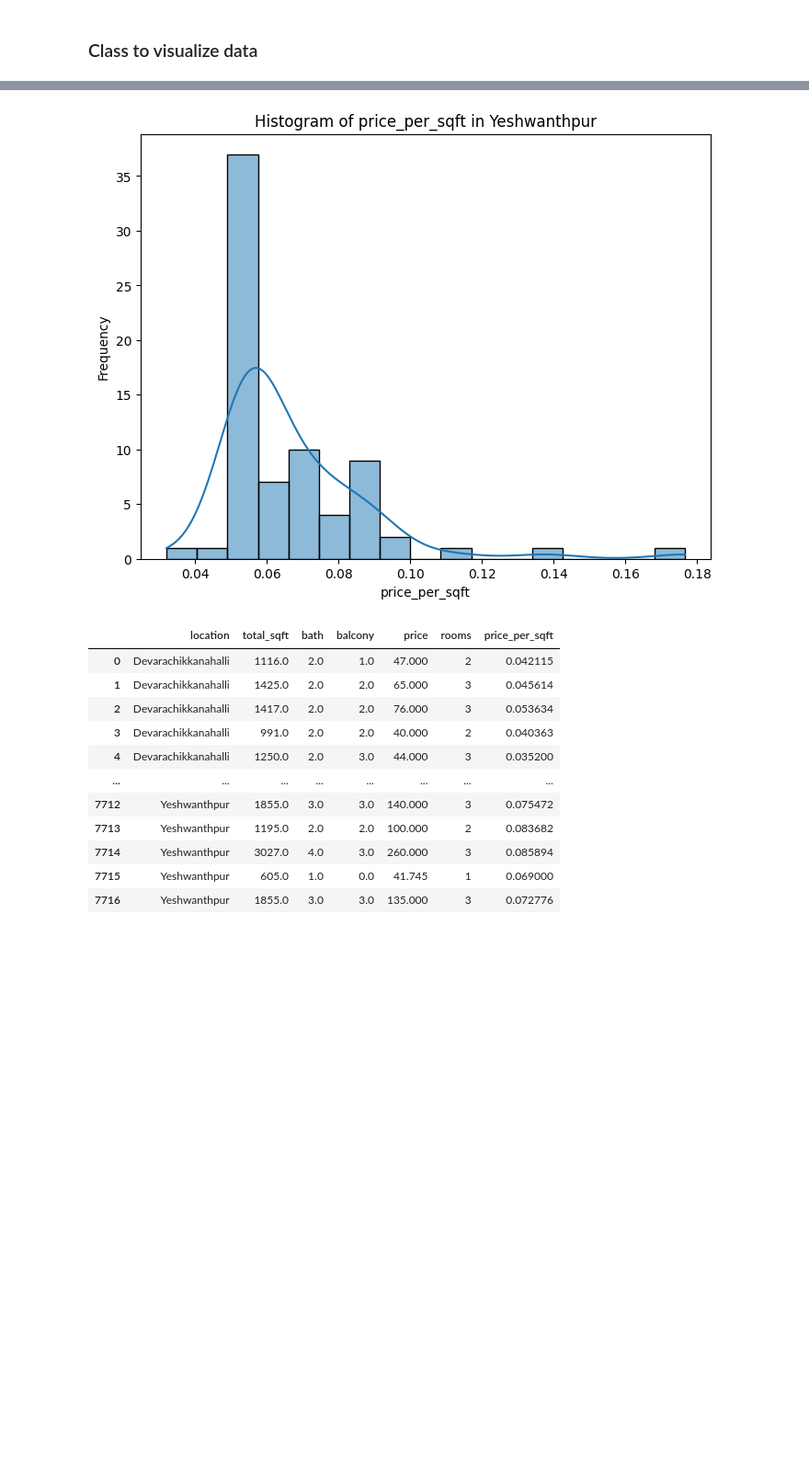
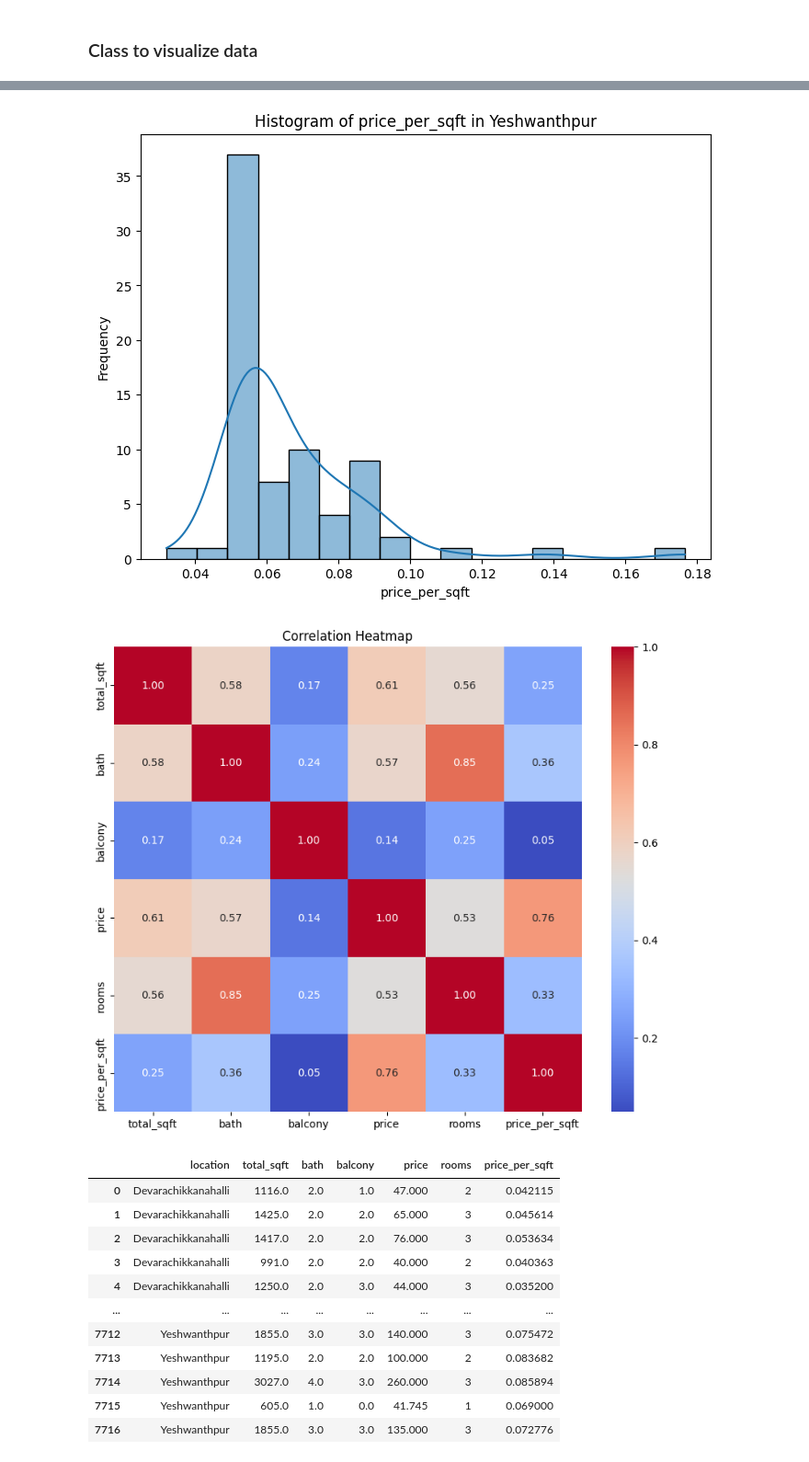
Before and after one commit to VitorVieira20/Ciencia-Dados-2024-G10, a Jupyter notebook: Project/code_netbook.ipynb, the cells around one changed output, grey strips where cells are left out. Shown at 92% size. Drawn from its saved outputs; the diff is of its cells as text; code cells hidden in the pictures; blank space fills up the shorter version.

Commit message:
feat(Heatmap) : Implement heatmap to see the correlation between columns of th DataFrame

```diff
--- a/Project/code_netbook.ipynb
+++ b/Project/code_netbook.ipynb
@@ -298,6 +298,19 @@ class VisualizeData:
         plt.ylabel("Frequency")
         plt.title(f'Histogram of {column} in {location}')
         plt.show()
+
+    def plot_heatmap(self, df):
+        '''
+        Shows the heatmap of correlation between columns in the DataFrame
+        :param df: DataFrame containing all the data
+        '''
+        if 'location' in df.columns:
+            df = df.drop(columns=['location'])
+
+        plt.figure(figsize=(10, 8))
+        sns.heatmap(df.corr(), annot=True, cmap='coolwarm', fmt=".2f")
+        plt.title("Correlation Heatmap")
+        plt.show()
 # %%
 # Initialize the RemoveOutliers object
 rm = RemoveOutliers()
@@ -310,33 +323,37 @@ vd.plot_scatter_chart(cleaned_data, "Rajaji Nagar")
 vd.plot_scatter_chart(cleaned_data, "Hebbal")
 vd.plot_scatter_chart(cleaned_data, "Yeshwanthpur")
 
 # Show data before outliers in box plots
 vd.plot_boxplot(cleaned_data, "Rajaji Nagar")
 vd.plot_boxplot(cleaned_data, "Hebbal")
 vd.plot_boxplot(cleaned_data, "Yeshwanthpur")
 
 # Show data before outliers in violins plot
 vd.plot_violinplot(cleaned_data, "Rajaji Nagar")
 vd.plot_violinplot(cleaned_data, "Hebbal")
 vd.plot_violinplot(cleaned_data, "Yeshwanthpur")
 
 # Show data before outliers in histograms
 vd.plot_histogram(cleaned_data, "price_per_sqft", "Rajaji Nagar")
 vd.plot_histogram(cleaned_data, "price_per_sqft", "Hebbal")
 vd.plot_histogram(cleaned_data, "price_per_sqft", "Yeshwanthpur")
+
+# Show heatmap with correlations
+vd.plot_heatmap(cleaned_data)
 # %% [output]
 [figure]
 [figure]
 [figure]
 [figure]
 [figure]
 [figure]
 [figure]
 [figure]
 [figure]
 [figure]
 [figure]
 [figure]
+[figure, added]
 # %%
 # Removes first demand of outliers
 first_outliers = rm.remove_prices_outliers(cleaned_data)
```
Also changed, not shown: parts of 3 cells of this notebook, 1 other file.
